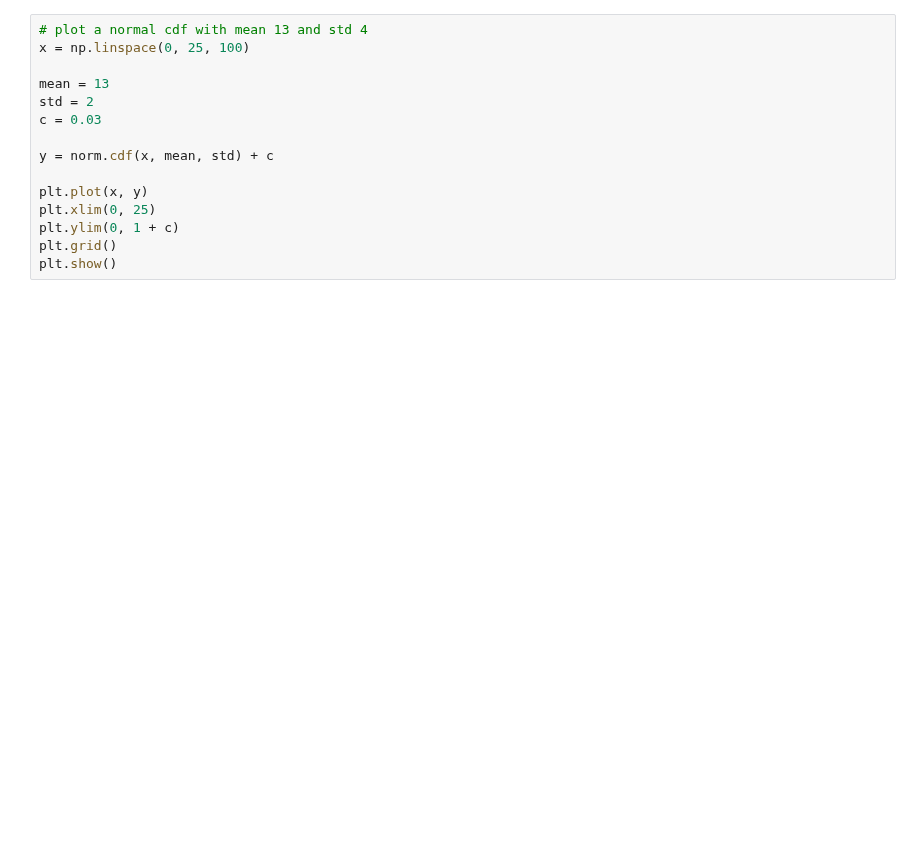
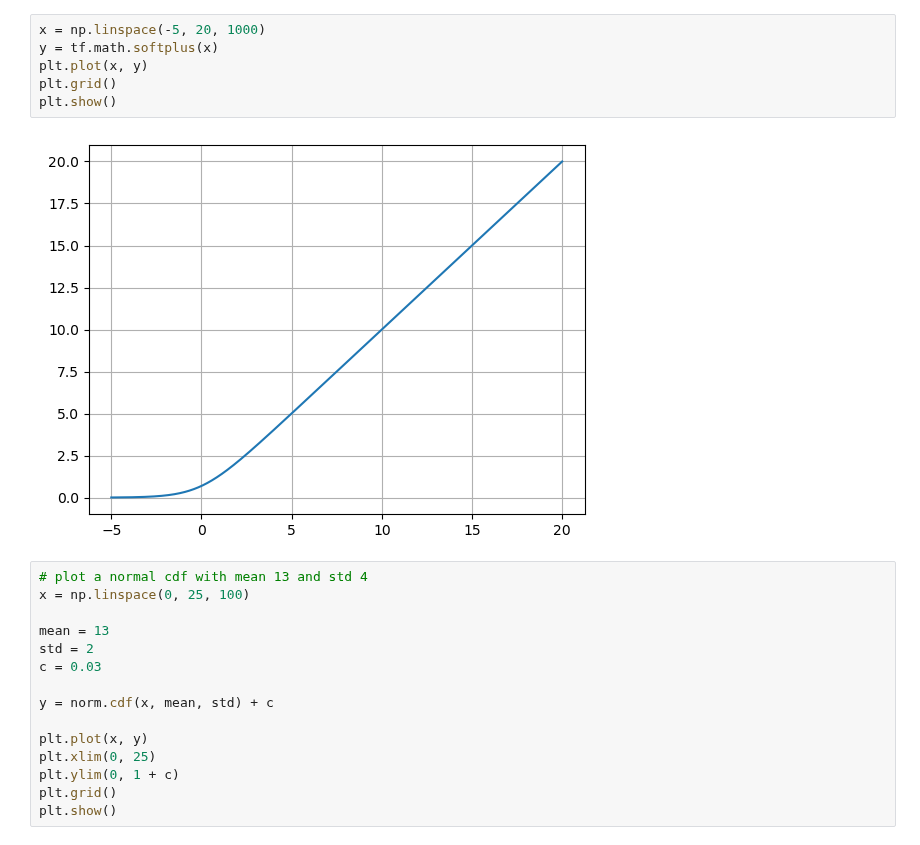
Before and after one commit to SimonHakvoort/thesiscode, a Jupyter notebook: src/emos_results/cdf_plotting.ipynb, the cells around one changed output. Cells and saved outputs as stored; diff of their text form; blank space fills up the shorter version.

```diff
--- a/src/emos_results/cdf_plotting.ipynb
+++ b/src/emos_results/cdf_plotting.ipynb
@@ -5,3 +15,11 @@ from scipy.stats import norm
+# %%
+x = np.linspace(-5, 20, 1000)
+y = tf.math.softplus(x)
+plt.plot(x, y)
+plt.grid()
+plt.show()
+# %% [output]
+[figure, added]
 # %%
 # plot a normal cdf with mean 13 and std 4
 x = np.linspace(0, 25, 100)
```
Also changed, not shown: parts of 1 cell of this notebook, 17 other files.
